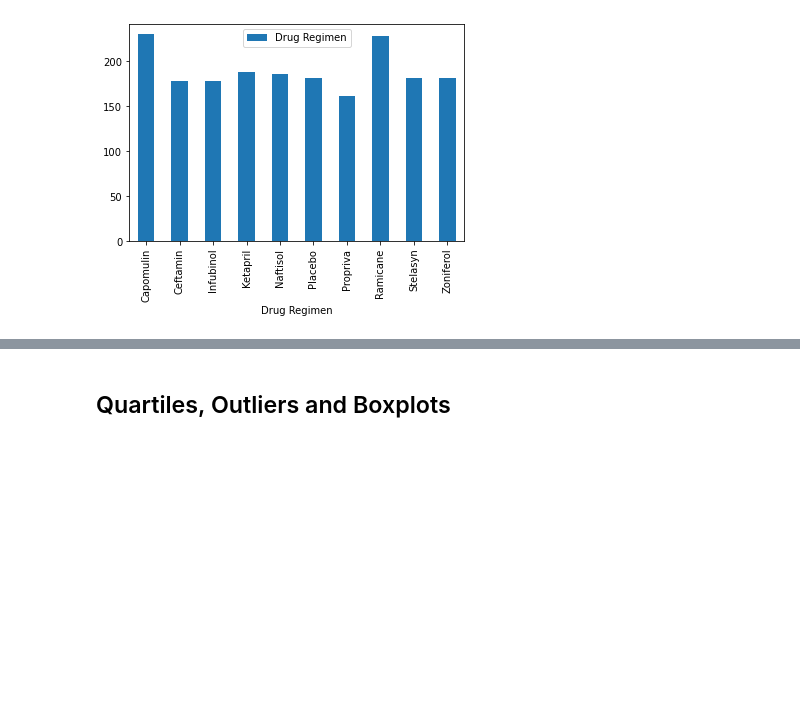
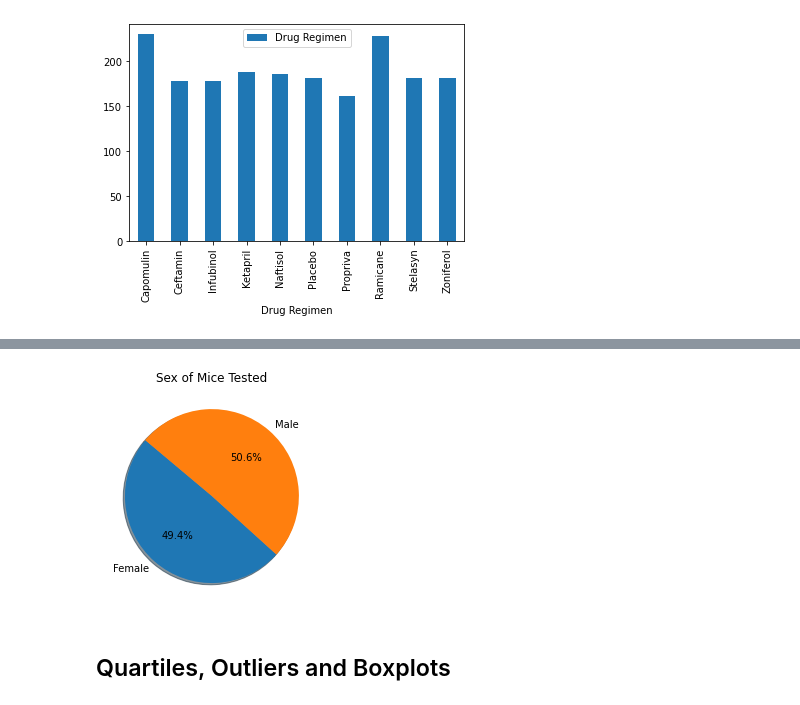
Before and after one commit to markhirsch91/matplotlib-challange, a Jupyter notebook: Pymaceuticals/pymaceuticals_starter.ipynb, the cells around one changed output, grey strips where cells are left out. Drawn from its saved outputs; the diff is of its cells as text; code cells hidden in the pictures; blank space fills up the shorter version.

```diff
--- a/Pymaceuticals/pymaceuticals_starter.ipynb
+++ b/Pymaceuticals/pymaceuticals_starter.ipynb
@@ -162,5 +162,18 @@ count_of_mice_group.plot(kind="bar", facecolor="red")
 # %%
 # Generate a pie plot showing the distribution of female versus male mice using pyplot
+
+mice_sex_labels = count_of_mice_sex_group["Sex"].index
+mice_genders = count_of_mice_sex_group["Sex"]
+
+plt.pie(mice_genders,
+        labels = mice_sex_labels,
+        autopct="%1.1f%%",
+        shadow=True,
+        startangle=140)
+plt.title("Sex of Mice Tested")
+plt.show()
+# %% [output]
+[figure, added]
 # %% [markdown]
 ## Quartiles, Outliers and Boxplots
 # %%
```
Also changed, not shown: parts of 7 cells of this notebook.
